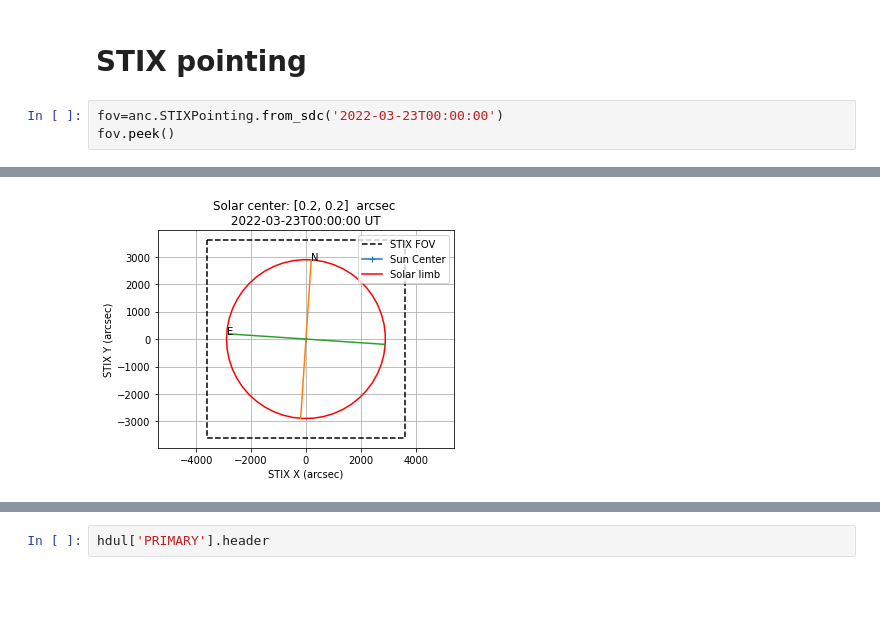
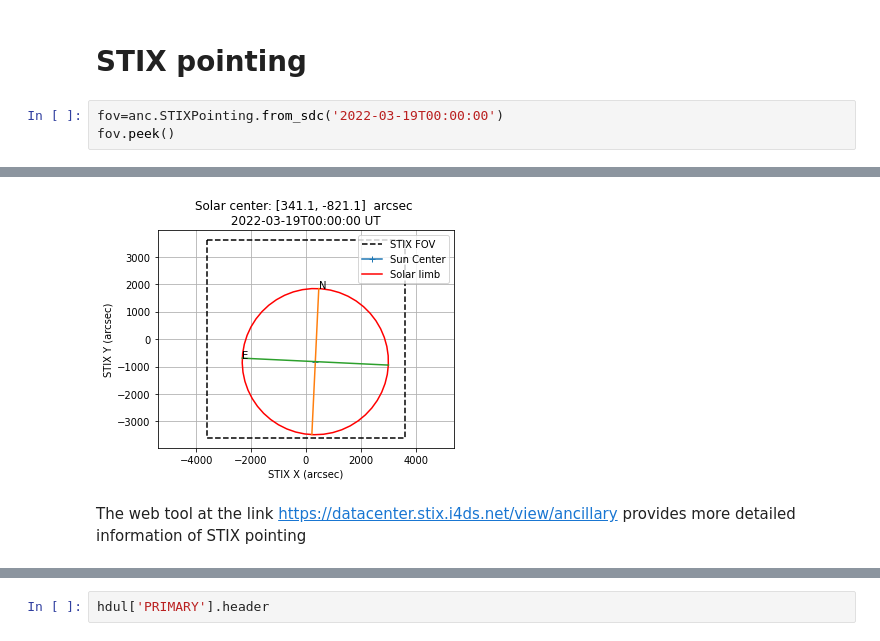
Before and after one commit to i4Ds/stixdcpy, a Jupyter notebook: examples/tutorial.ipynb, the cells around one changed output, grey strips where cells are left out. Drawn from its saved outputs; the diff is of its cells as text; blank space fills up the shorter version.

```diff
--- a/examples/tutorial.ipynb
+++ b/examples/tutorial.ipynb
@@ -181,6 +274,6 @@ emph.peek()
 # %% [markdown]
 # STIX pointing
 # %%
-fov=anc.STIXPointing.from_sdc('2022-03-23T00:00:00')
+fov=anc.STIXPointing.from_sdc('2022-03-19T00:00:00')
 fov.peek()
 # %% [output]
@@ -188,2 +281,4 @@ fov.peek()
-[figure, old version]
+[figure, new version]
+# %% [markdown]
+The web tool at the link https://datacenter.stix.i4ds.net/view/ancillary provides more detailed information of STIX pointing
 # %%
```
Also changed, not shown: parts of 88 cells of this notebook, 2 other files.
